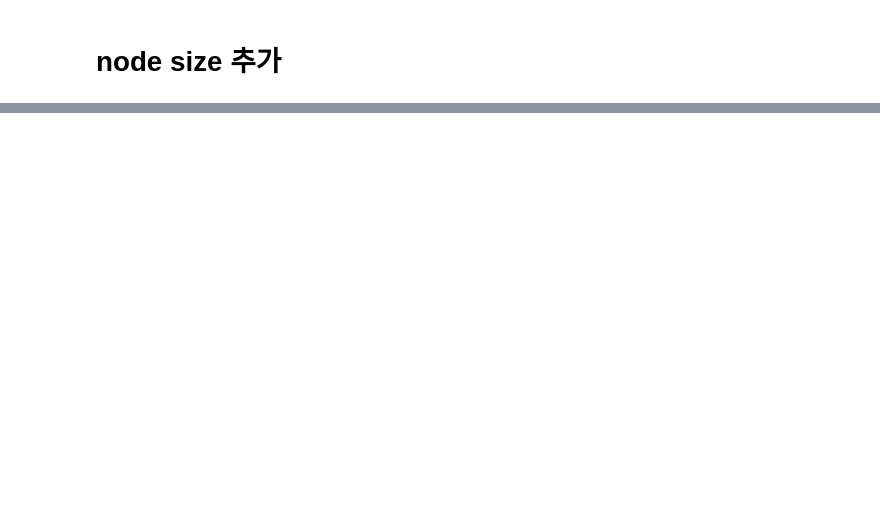
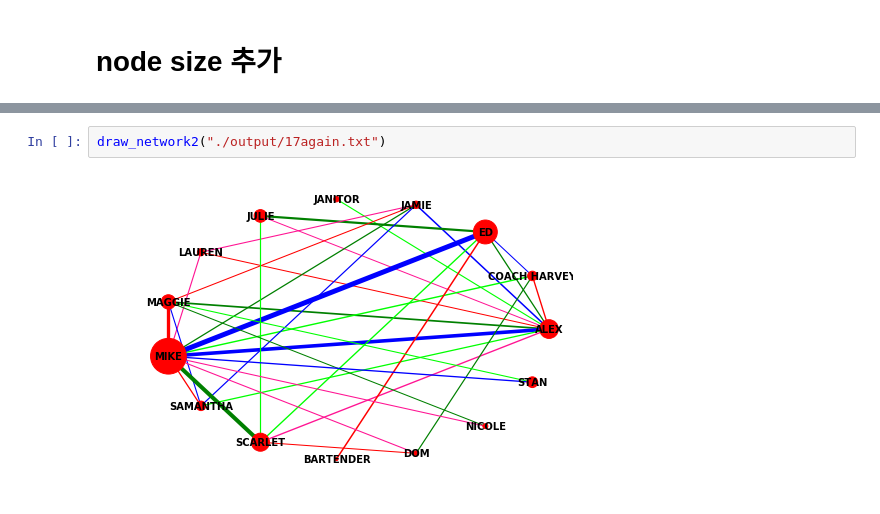
Before and after one commit to wlgh325/NLP_Analyze_Characters_of_Moive, a Jupyter notebook: networkx/NLP_networkx.ipynb, the cells around one changed output, grey strips where cells are left out. Cells and saved outputs as stored; diff of their text form; blank space fills up the shorter version.

```diff
--- a/networkx/NLP_networkx.ipynb
+++ b/networkx/NLP_networkx.ipynb
@@ -157,0 +181,4 @@ def draw_network2(filename):
+# %%
+draw_network2("./output/17again.txt")
+# %% [output]
+[figure, added]
```
Also changed, not shown: parts of 13 cells of this notebook, 27 other files.
